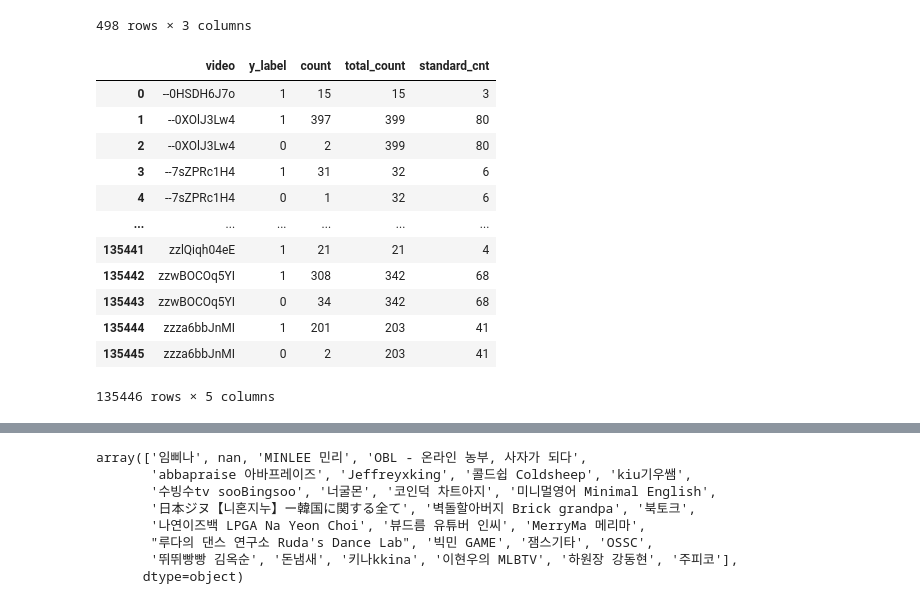
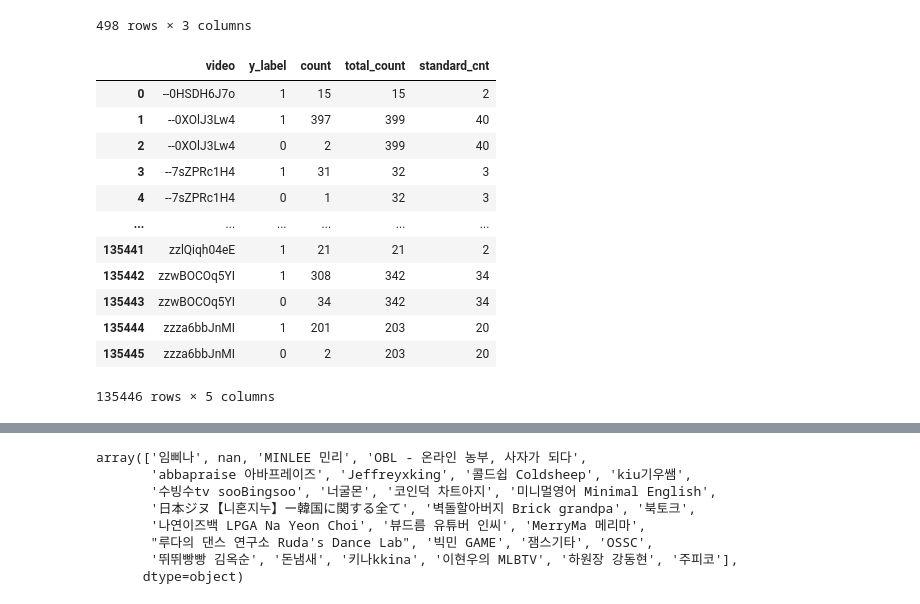
Before and after one commit to kkwann/awake, a Jupyter notebook: 3.EDA.ipynb, the cells around one changed output, grey strips where cells are left out. Cells and saved outputs as stored; diff of their text form; code cells hidden in the pictures.

```diff
--- a/3.EDA.ipynb
+++ b/3.EDA.ipynb
@@ -637,27 +637,27 @@ youtube_videos.groupby('youtube_user_id')['y_label'].value_counts().reset_index(
 # %%
 # 콘텐츠별 y값 빈도 데이터
 y_result_df = youtube_videos.groupby('video')['y_label'].value_counts().reset_index()
 
 # 콘텐츠별 일일 측정 데이터 수
 video_cnt_df = youtube_videos.groupby('video')['end_date'].count().reset_index()
 
 y_result_df = pd.merge(y_result_df,video_cnt_df,how='left',on='video')
 y_result_df = y_result_df.rename(columns={'end_date':'total_count'})
-y_result_df['standard_cnt'] = round(y_result_df['total_count'] * 0.2) ## 비디오별 일일 전체 데이터 중 이상치 데이터가 20% 이상
+y_result_df['standard_cnt'] = round(y_result_df['total_count'] * 0.1) ## 비디오별 일일 전체 데이터 중 이상치 데이터가 10% 이상
 y_result_df['standard_cnt'] = y_result_df['standard_cnt'].astype(int)
 
 y_result_df
 # %% [output]
 |  | video | y_label | count | total_count | standard_cnt |
-| 0 | --0HSDH6J7o | 1 | 15 | 15 | 3 |
-| 1 | --0XOlJ3Lw4 | 1 | 397 | 399 | 80 |
-| 2 | --0XOlJ3Lw4 | 0 | 2 | 399 | 80 |
-| 3 | --7sZPRc1H4 | 1 | 31 | 32 | 6 |
-| 4 | --7sZPRc1H4 | 0 | 1 | 32 | 6 |
+| 0 | --0HSDH6J7o | 1 | 15 | 15 | 2 |
+| 1 | --0XOlJ3Lw4 | 1 | 397 | 399 | 40 |
+| 2 | --0XOlJ3Lw4 | 0 | 2 | 399 | 40 |
+| 3 | --7sZPRc1H4 | 1 | 31 | 32 | 3 |
+| 4 | --7sZPRc1H4 | 0 | 1 | 32 | 3 |
 | ... | ... | ... | ... | ... | ... |
-| 135441 | zzlQiqh04eE | 1 | 21 | 21 | 4 |
-| 135442 | zzwBOCOq5YI | 1 | 308 | 342 | 68 |
-| 135443 | zzwBOCOq5YI | 0 | 34 | 342 | 68 |
-| 135444 | zzza6bbJnMI | 1 | 201 | 203 | 41 |
-| 135445 | zzza6bbJnMI | 0 | 2 | 203 | 41 |
+| 135441 | zzlQiqh04eE | 1 | 21 | 21 | 2 |
+| 135442 | zzwBOCOq5YI | 1 | 308 | 342 | 34 |
+| 135443 | zzwBOCOq5YI | 0 | 34 | 342 | 34 |
+| 135444 | zzza6bbJnMI | 1 | 201 | 203 | 20 |
+| 135445 | zzza6bbJnMI | 0 | 2 | 203 | 20 |
 135446 rows × 5 columns
```
Also changed, not shown: parts of 18 cells of this notebook, 1 other file.
